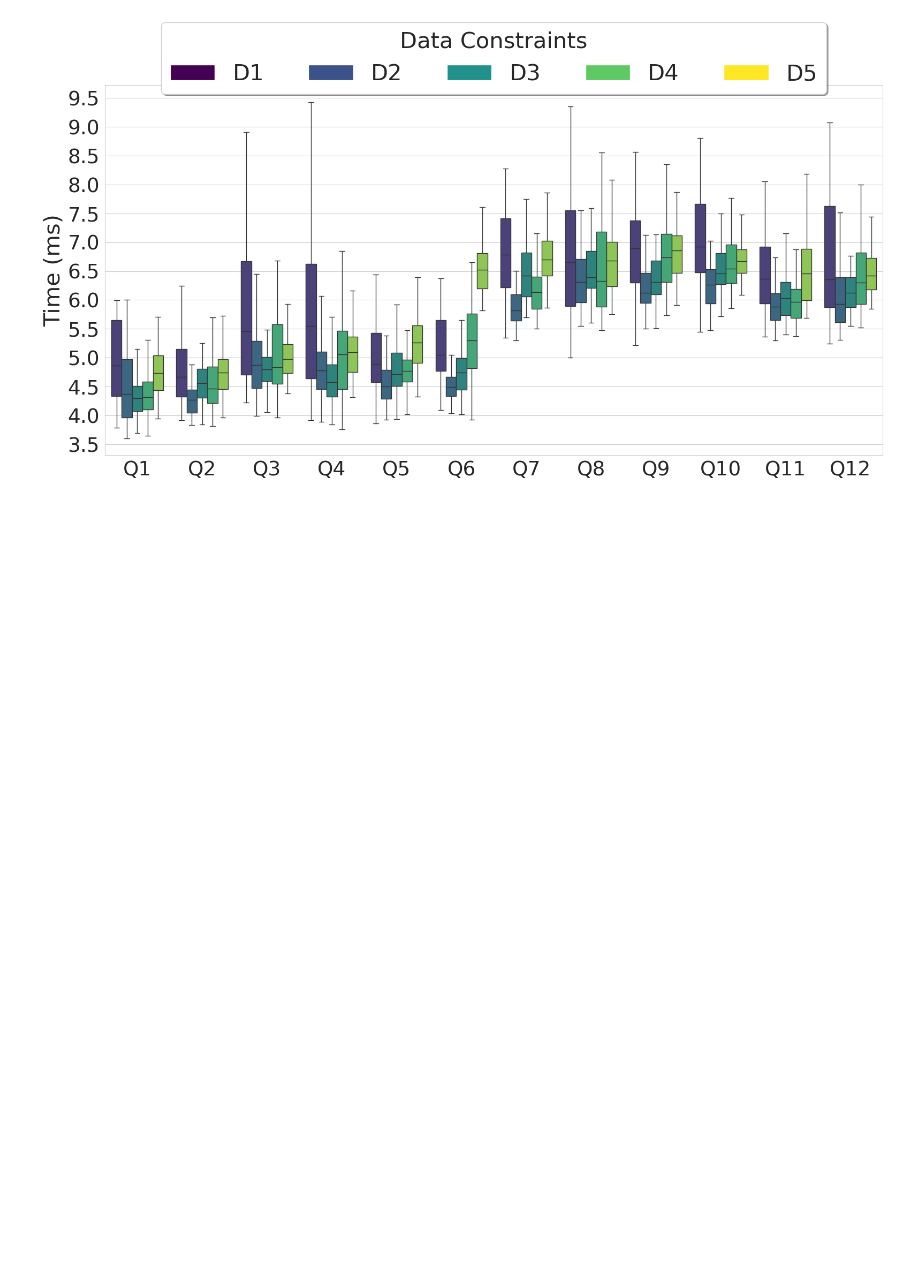
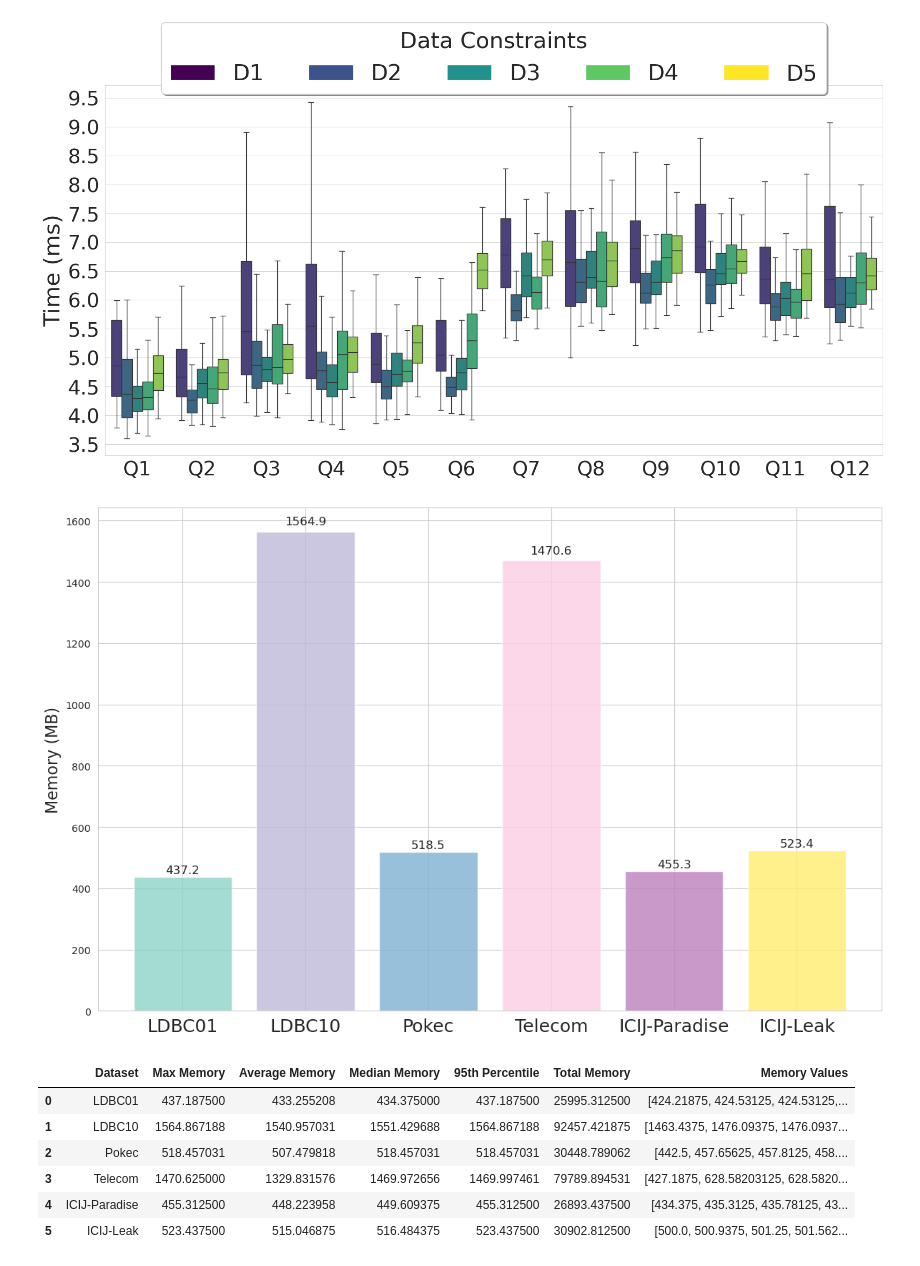
Before and after one commit to Wanshuiquan/MillenniumDB, a Jupyter notebook: evaluation/refine-case-study/case-studies.ipynb, the cells around one changed output. Cells and saved outputs as stored; diff of their text form; code cells hidden in the pictures; blank space fills up the shorter version.

```diff
--- a/evaluation/refine-case-study/case-studies.ipynb
+++ b/evaluation/refine-case-study/case-studies.ipynb
@@ -614,3 +614,19 @@ plot_single_dataset_boxplot("paradise/icij_paradise_statistic.pkl", ds="Paradise
 [figure]
 [figure]
 [figure]
+# %%
+optimized_paths = ["ldbc01/ldbc01_statistic.pkl",
+         "ldbc10/ldbc10_statistic.pkl",
+         "pokec/pokec_statistic.pkl",
+         "telecom/telecom_statistic.pkl",
+            "paradise/icij_paradise_statistic.pkl",
+            "icij-leak/icij_leak_statistic.pkl"]
+
+naive_paths = ["ldbc01-naive/ldbc01_naive_statistic.pkl",
+         "ldbc10-naive/ldbc10_naive_statistic.pkl",
+         "pokec-naive/pokec_naive_statistic.pkl",
+         "telecom-naive/telecom_naive_statistic.pkl",
+            "paradise-naive/icij_paradise_naive_statistic.pkl",
+            "icij-leak-naive/icij_leak_naive_statistic.pkl"]
+
+dataset_names = ["LDBC01", "LDBC10", "Pokec", "Telecom", "ICIJ-Paradise", "ICIJ-Leak"]
@@ -616,0 +829,11 @@ plot_single_dataset_boxplot("paradise/icij_paradise_statistic.pkl", ds="Paradise
+# %%
+plot_dataset_memory_comparison(optimized_paths, dataset_names, "all-dataset-memory-distribution", unit='MB')
+# %% [output]
+[figure, added]
+|  | Dataset | Max Memory | Average Memory | Median Memory | 95th Percentile | Total Memory | Memory Values |
+| 0 | LDBC01 | 437.187500 | 433.255208 | 434.375000 | 437.187500 | 25995.312500 | [424.21875, 424.53125, 424.53125,... |
+| 1 | LDBC10 | 1564.867188 | 1540.957031 | 1551.429688 | 1564.867188 | 92457.421875 | [1463.4375, 1476.09375, 1476.0937... |
+| 2 | Pokec | 518.457031 | 507.479818 | 518.457031 | 518.457031 | 30448.789062 | [442.5, 457.65625, 457.8125, 458.... |
+| 3 | Telecom | 1470.625000 | 1329.831576 | 1469.972656 | 1469.997461 | 79789.894531 | [427.1875, 628.58203125, 628.5820... |
+| 4 | ICIJ-Paradise | 455.312500 | 448.223958 | 449.609375 | 455.312500 | 26893.437500 | [434.375, 435.3125, 435.78125, 43... |
+| 5 | ICIJ-Leak | 523.437500 | 515.046875 | 516.484375 | 523.437500 | 30902.812500 | [500.0, 500.9375, 501.25, 501.562... |
```
Also changed, not shown: parts of 4 cells of this notebook, 9 other files.
